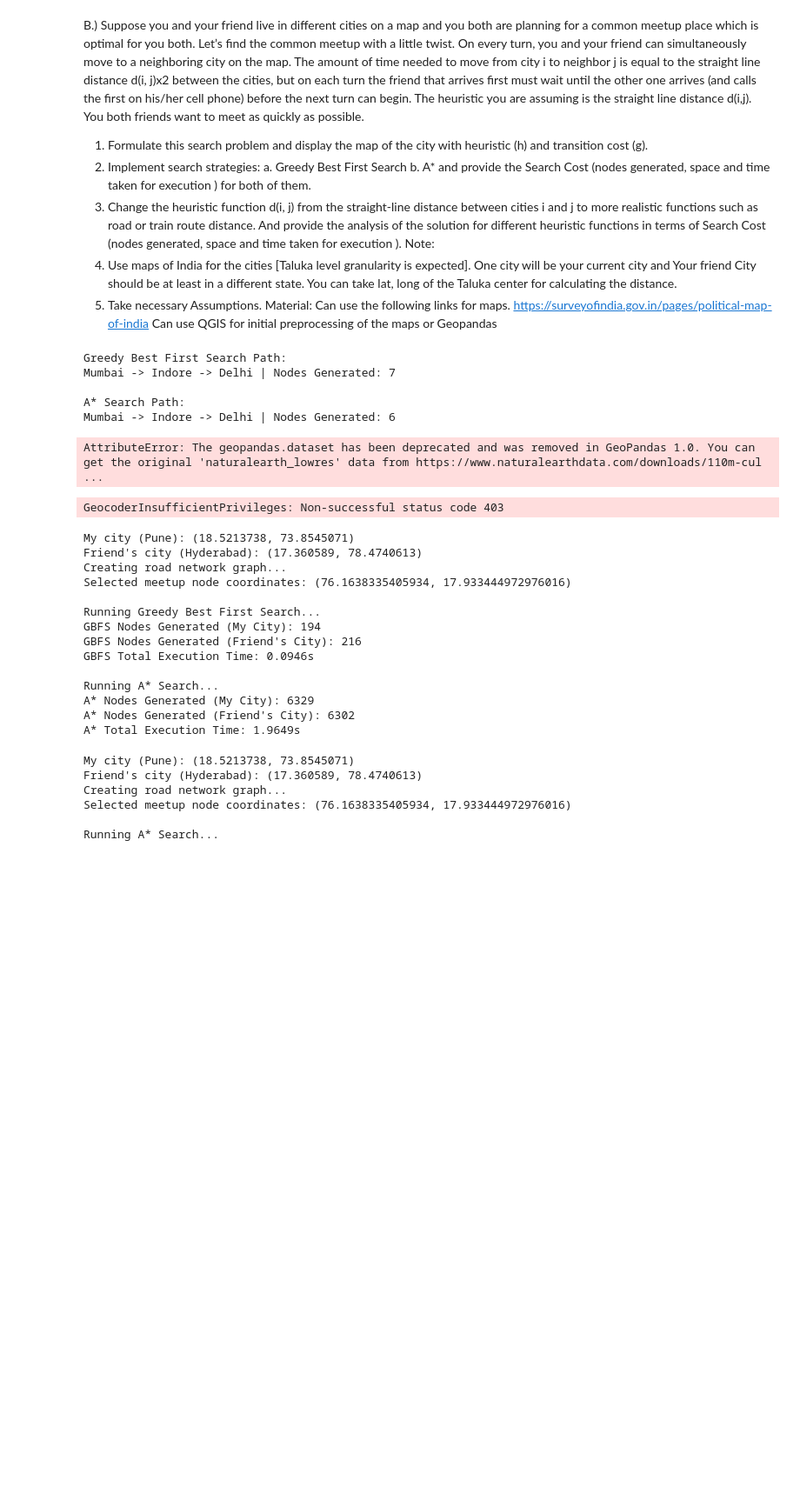
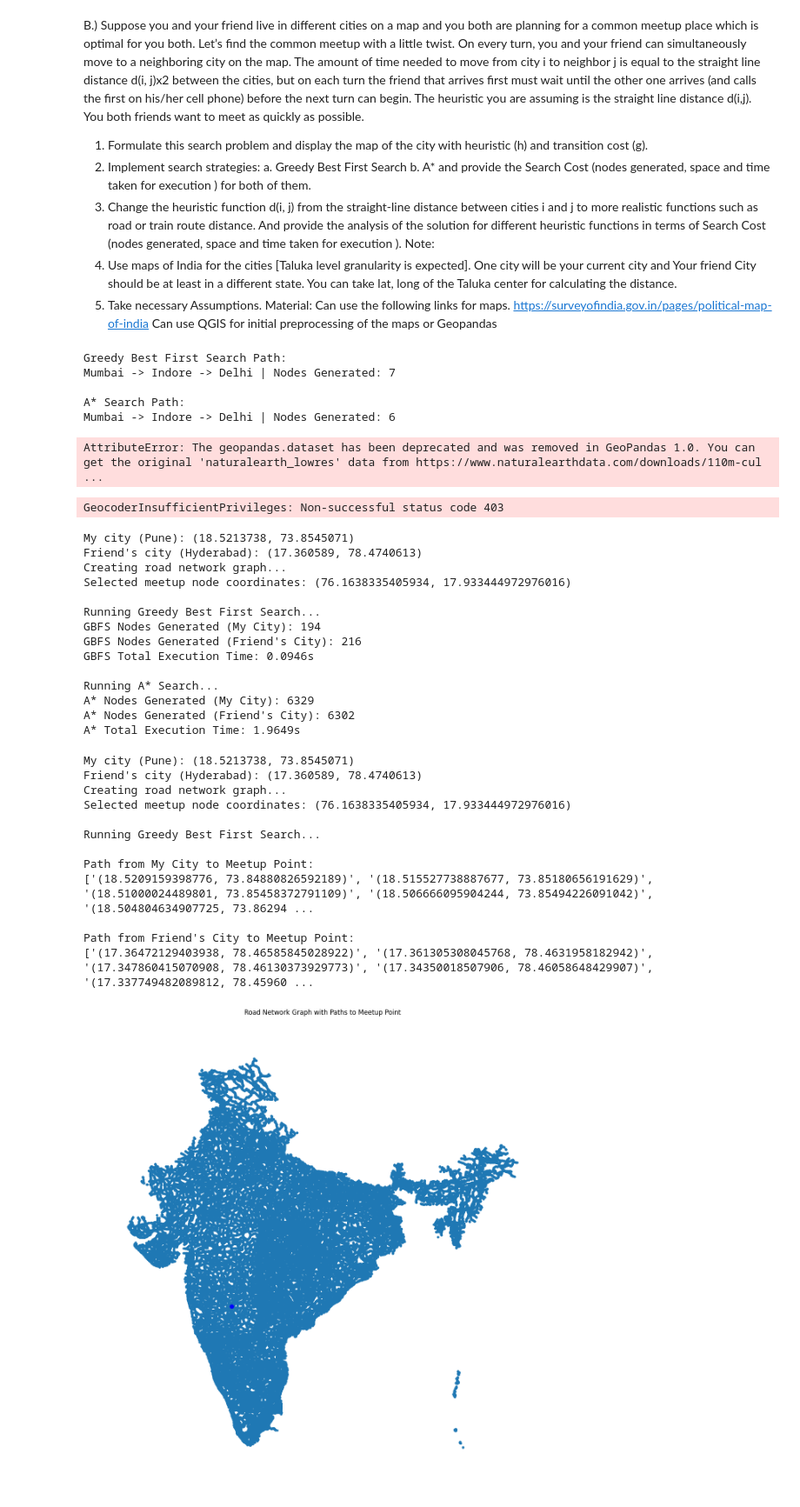
Before and after one commit to gauravraidata/IITJ-projects, a Jupyter notebook: AI_assignment_1.ipynb, the cells around one changed output. Shown at 87% size. Cells and saved outputs as stored; diff of their text form; code cells hidden in the pictures; blank space fills up the shorter version.

```diff
--- a/AI_assignment_1.ipynb
+++ b/AI_assignment_1.ipynb
@@ -702,7 +702,7 @@ def get_lat_long(location_name):
     else:
         raise ValueError(f"Could not find coordinates for {location_name}")
 
-# Distance calculation functions
+# Distance calculation function
 def straight_line_distance(coord1, coord2):
     return geodesic(coord1, coord2).km
 
@@ -724,23 +724,16 @@ def create_graph(roads_gdf):
                     start, end = coords[i], coords[i+1]
                     dist = geodesic((start[1], start[0]), (end[1], end[0])).km
                     G.add_edge(start, end, weight=dist)
-        else:
-            continue  # Skip other geometry types if present
     return G
 
-# Heuristic function: straight-line distance from current node to goal node
-def heuristic(node, goal):
-    return straight_line_distance((node[1], node[0]), (goal[1], goal[0]))
-
-# A* Search Implementation (Returns Path as List of Nodes)
-def a_star_search(graph, start, goal):
-    frontier = [(heuristic(start, goal), 0, start)]
-    explored = {}
-    nodes_generated = 0
+# Greedy Best First Search Implementation
+def greedy_best_first_search(graph, start, goal):
+    frontier = [(straight_line_distance((start[1], start[0]), (goal[1], goal[0])), start)]
+    explored = set()
     path_tracker = {start: None}  # To reconstruct the path later
 
     while frontier:
-        f_cost, g_cost, current = heapq.heappop(frontier)
+        _, current = heapq.heappop(frontier)
 
         if current == goal:
             # Reconstruct the path from start to goal
@@ -748,21 +741,16 @@ def a_star_search(graph, start, goal):
             while current is not None:
                 path.append(current)
                 current = path_tracker[current]
-            return True, nodes_generated, path[::-1]  # Reverse the path
+            return path[::-1]  # Reverse the path
 
-        if current in explored and explored[current] <= g_cost:
-            continue
-
-        explored[current] = g_cost
+        explored.add(current)
 
         for neighbor in graph.neighbors(current):
-            edge_weight = graph[current][neighbor]['weight']
-            cost = g_cost + edge_weight * 2  # Transition cost is distance x 2 as per problem statement
-            heapq.heappush(frontier, (cost + heuristic(neighbor, goal), cost, neighbor))
-            path_tracker[neighbor] = current  # Track the parent node
-            nodes_generated += 1
+            if neighbor not in explored:
+                heapq.heappush(frontier, (straight_line_distance((neighbor[1], neighbor[0]), (goal[1], goal[0])), neighbor))
+                path_tracker[neighbor] = current  # Track the parent node
 
-    return False, nodes_generated, []
+    return []
 
 # Visualization Function to Plot Graph and Paths
 def visualize_paths(graph, my_path_nodes, friend_path_nodes):
@@ -783,10 +771,10 @@ def visualize_paths(graph, my_path_nodes, friend_path_nodes):
     # Highlight Meetup Point in Blue
     nx.draw_networkx_nodes(graph, pos=pos, nodelist=[my_path_nodes[-1]], node_color="blue", node_size=50)
 
-    plt.title("Road Network Graph with Paths from Pune and Hyderabad to Meetup Point")
+    plt.title("Road Network Graph with Paths to Meetup Point")
     plt.show()
 
-# Main Execution Function remains unchanged; just replace create_graph call with corrected version above.
+# Main Execution
 def main():
     my_city_name = "Pune"
     friend_city_name = "Hyderabad"
@@ -801,44 +789,46 @@ def main():
     graph = create_graph(roads)
 
     my_node = min(graph.nodes(), key=lambda n: straight_line_distance((n[1], n[0]), my_city_coord))
     friend_node = min(graph.nodes(), key=lambda n: straight_line_distance((n[1], n[0]), friend_city_coord))
 
     midpoint_coord = ((my_city_coord[0] + friend_city_coord[0]) / 2,
                       (my_city_coord[1] + friend_city_coord[1]) / 2)
 
     meetup_node = min(graph.nodes(), key=lambda n: straight_line_distance((n[1], n[0]), midpoint_coord))
 
     print(f"Selected meetup node coordinates: {meetup_node}")
 
-    print("\nRunning A* Search...")
+    print("\nRunning Greedy Best First Search...")
 
-    # A* Search for My City to Meetup Point
-    astar_result_my, astar_nodes_my, my_path_nodes_astar = a_star_search(graph, my_node, meetup_node)
+    # Greedy Best First Search for My City to Meetup Point
+    my_path_nodes = greedy_best_first_search(graph, my_node, meetup_node)
 
-    # A* Search for Friend's City to Meetup Point
-    astar_result_friend, astar_nodes_friend, friend_path_nodes_astar = a_star_search(graph, friend_node,
-                                                                                     meetup_node)
-
-    print(f"A* Nodes Generated (My City): {astar_nodes_my}")
-    print(f"A* Nodes Generated (Friend's City): {astar_nodes_friend}")
+    # Greedy Best First Search for Friend's City to Meetup Point
+    friend_path_nodes = greedy_best_first_search(graph, friend_node, meetup_node)
 
     # Print Latitude-Longitude Sequence of Paths
     print("\nPath from My City to Meetup Point:")
-    print([f"({node[1]}, {node[0]})" for node in my_path_nodes_astar])
+    print([f"({node[1]}, {node[0]})" for node in my_path_nodes])
 
     print("\nPath from Friend's City to Meetup Point:")
-    print([f"({node[1]}, {node[0]})" for node in friend_path_nodes_astar])
+    print([f"({node[1]}, {node[0]})" for node in friend_path_nodes])
 
     # Visualize Paths on Graph
-    visualize_paths(graph, my_path_nodes_astar, friend_path_nodes_astar)
-
+    visualize_paths(graph, my_path_nodes, friend_path_nodes)
 
 if __name__ == "__main__":
     main()
 # %% [output]
 My city (Pune): (18.5213738, 73.8545071)
 Friend's city (Hyderabad): (17.360589, 78.4740613)
 Creating road network graph...
 Selected meetup node coordinates: (76.1638335405934, 17.933444972976016)
 
-Running A* Search...
+Running Greedy Best First Search...
+
+Path from My City to Meetup Point:
+['(18.5209159398776, 73.84880826592189)', '(18.515527738887677, 73.85180656191629)', '(18.51000024489801, 73.85458372791109)', '(18.506666095904244, 73.85494226091042)', '(18.504804634907725, 73.86294 ...
+
+Path from Friend's City to Meetup Point:
+['(17.36472129403938, 78.46585845028922)', '(17.361305308045768, 78.4631958182942)', '(17.347860415070908, 78.46130373929773)', '(17.34350018507906, 78.46058648429907)', '(17.337749482089812, 78.45960 ...
+[figure, added]
```
Also changed, not shown: parts of 1 cell of this notebook.
